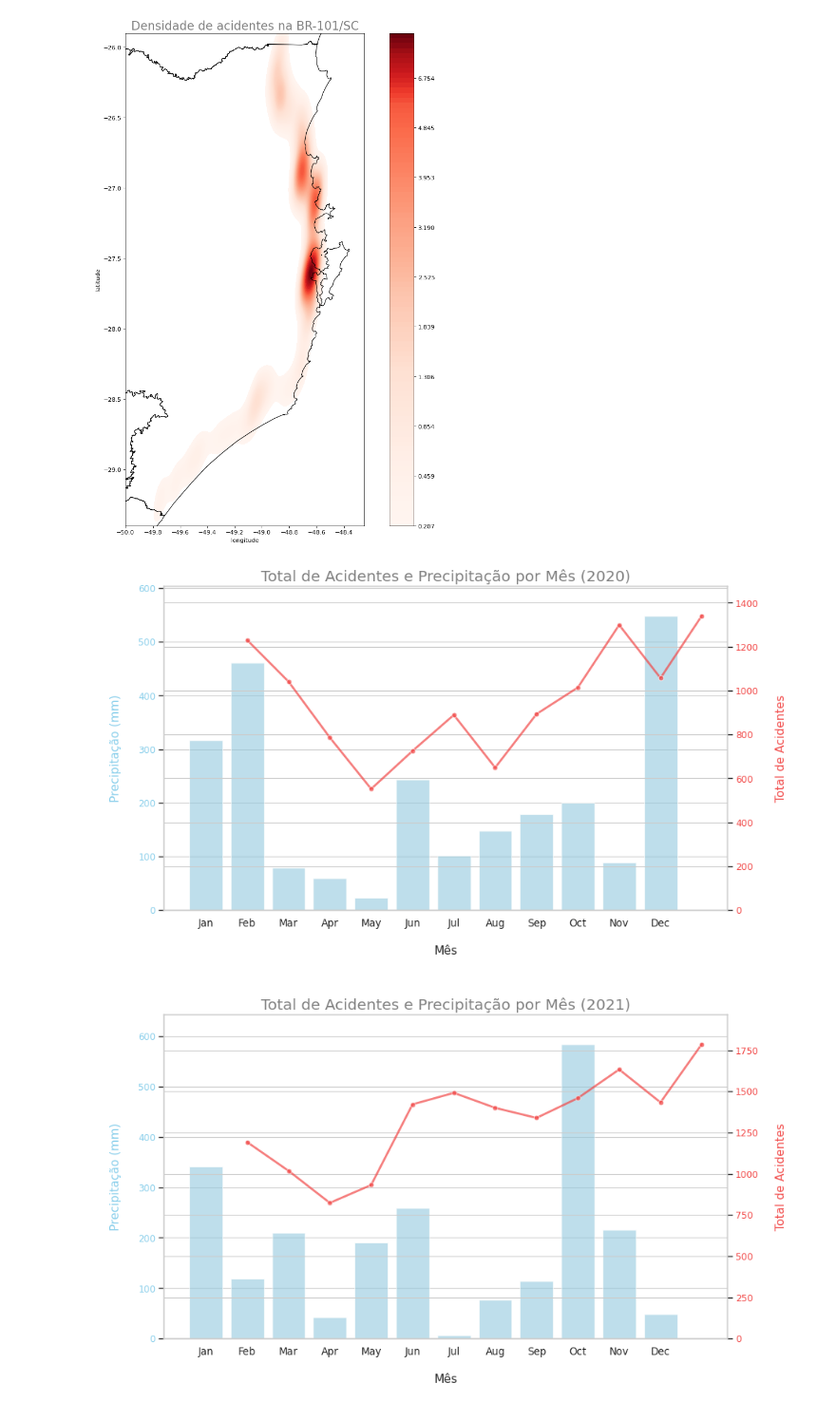
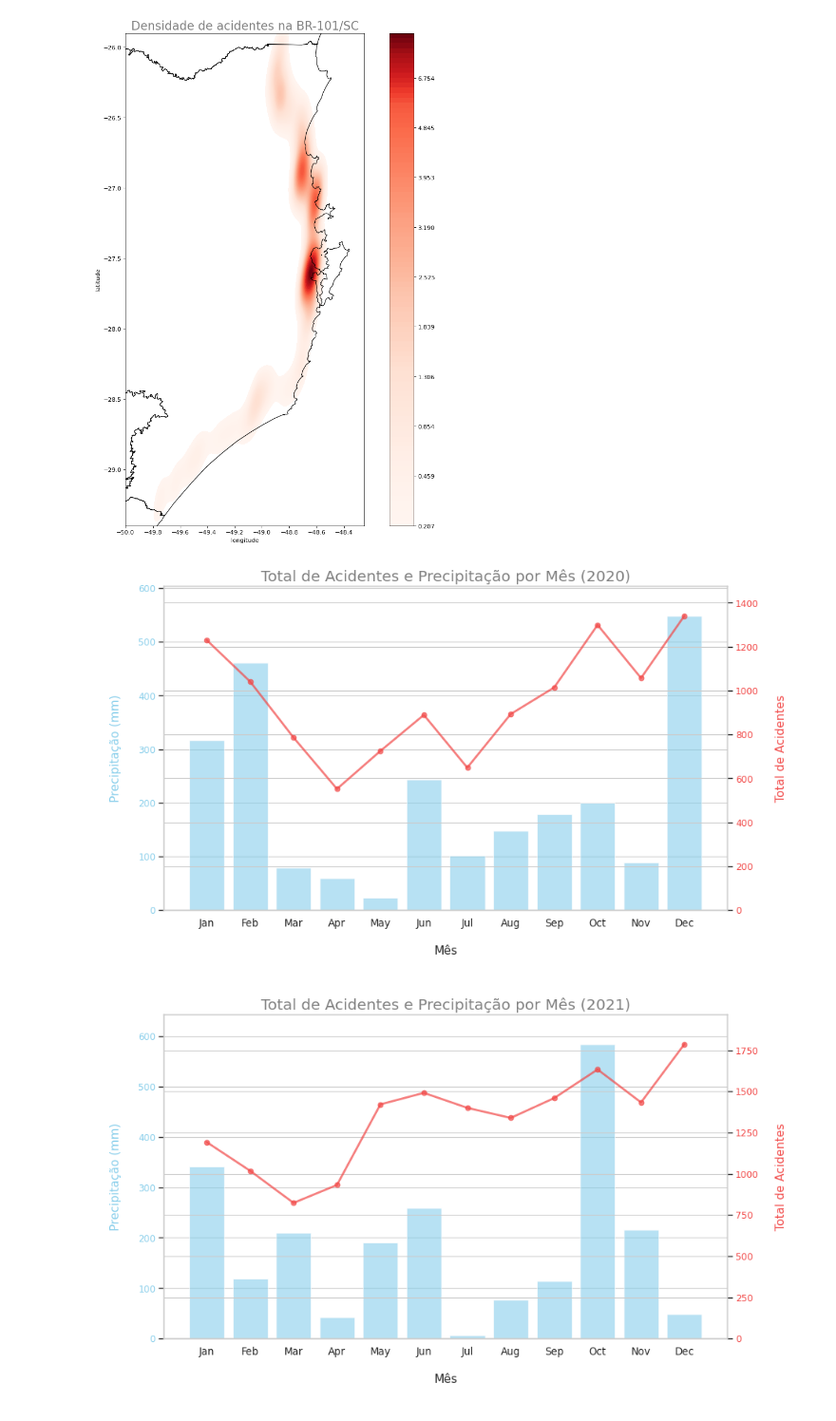
Before and after one commit to GuiBatalhoti/Dados_ANTT, a Jupyter notebook: notebooks/data_fusion_viz.ipynb, the cells around one changed output. Shown at 95% size. Saved outputs shown, nothing was run; the diff lists cells and outputs as text; code cells hidden in the pictures.

Commit message:
plots de clima com número de acidentes

```diff
--- a/notebooks/data_fusion_viz.ipynb
+++ b/notebooks/data_fusion_viz.ipynb
@@ -259,66 +259,77 @@ import seaborn as sns
 import matplotlib.pyplot as plt
 
 acidentes_group = acidentes_df.groupby(['ano', "mes"]).count().reset_index()
-precitacao_group = precipitacao_latlog_df.groupby(['ano', "mes"]).sum().reset_index()
+precipitacao_group = precipitacao_latlog_df.groupby(['ano', "mes"]).sum().reset_index()
 
 # Configuração do estilo do Seaborn
 sns.set_theme(style="whitegrid")
 
-# Plotando os gráficos
+# Garantir que os meses estejam como inteiros
+acidentes_group["mes"] = acidentes_group["mes"].astype(int)
+precipitacao_group["mes"] = precipitacao_group["mes"].astype(int)
+
+# Criar DataFrame de referência para garantir meses 1-12
+todos_meses = pd.DataFrame({"mes": range(1, 13)})
+
+# Loop para cada ano
 for ano in acidentes_group['ano'].unique():
     fig, ax1 = plt.subplots(figsize=(12, 7), dpi=80)
 
     # Dados do ano atual
     acidentes_ano = acidentes_group[acidentes_group['ano'] == ano]
-    precitacao_ano = precitacao_group[precitacao_group['ano'] == ano]
+    precitacao_ano = precipitacao_group[precipitacao_group['ano'] == ano]
+
+    # Garantir que ambos os DataFrames tenham todos os meses
+    acidentes_ano = pd.merge(todos_meses, acidentes_ano, on="mes", how="left").fillna(0)
+    precitacao_ano = pd.merge(todos_meses, precitacao_ano, on="mes", how="left").fillna(0)
+
+    plt.grid(axis='x', color='white', alpha=0)
 
     # Barras para precipitação
-    sns.barplot(
-        data=precitacao_ano,
-        x="mes",
-        y="PRECIPITAÇÃO TOTAL, HORÁRIO (mm)",
+    ax1.bar(
+        precitacao_ano["mes"],  # Garantir que os meses estão no eixo X
+        precitacao_ano["PRECIPITAÇÃO TOTAL, HORÁRIO (mm)"],
         color="skyblue",
         alpha=0.6,
-        ax=ax1
+        label="Precipitação"
     )
     ax1.set_ylabel("\nPrecipitação (mm)\n", fontsize=14, color="skyblue")
     ax1.tick_params(axis="y", labelcolor="skyblue")
     ax1.set_ylim(0, precitacao_ano["PRECIPITAÇÃO TOTAL, HORÁRIO (mm)"].max() * 1.1)
 
     # Linha para acidentes
     ax2 = ax1.twinx()
-    sns.lineplot(
-        data=acidentes_ano,
-        x="mes",
-        y="Data",  # Ajustado para o campo correto
+    ax2.plot(
+        acidentes_ano["mes"],  # Garantir que os meses estão no eixo X
+        acidentes_ano["Data"],  # Ajustado para o campo correto
         color="#f24847",
-        alpha= 0.7,
+        alpha=0.7,
         marker='o',
         linewidth=2.5,
         markersize=6,
-        ax=ax2
+        label="Acidentes"
     )
     ax2.set_ylabel("\nTotal de Acidentes\n", fontsize=14, color="#f24847")
     ax2.tick_params(axis="y", labelcolor="#f24847")
     ax2.set_ylim(0, acidentes_ano["Data"].max() * 1.1)
 
     # Personalização do eixo X
-    ax1.set_xticks(range(1,13))
+    ax1.set_xticks(range(1, 13))  # Garante que o eixo vai de 1 a 12 (meses)
     ax1.set_xticklabels(
         ["Jan", "Feb", "Mar", "Apr", "May", "Jun", "Jul", "Aug", "Sep", "Oct", "Nov", "Dec"],
         fontsize=12,
         rotation=0,
         ha='center'
     )
     ax1.set_xlabel("\nMês\n", fontsize=14)
 
     # Título
     plt.title(f"Total de Acidentes e Precipitação por Mês ({ano})", fontsize=18, color="gray")
 
-    # Remover a legenda automática no eixo secundário
 
+    # Ajuste do layout
     plt.tight_layout()
     plt.show()
 # %% [output]
-[figure, old version]
+[figure, new version]
-[figure, old version]
+[figure, new version]
```
Also changed, not shown: parts of 8 cells of this notebook.
